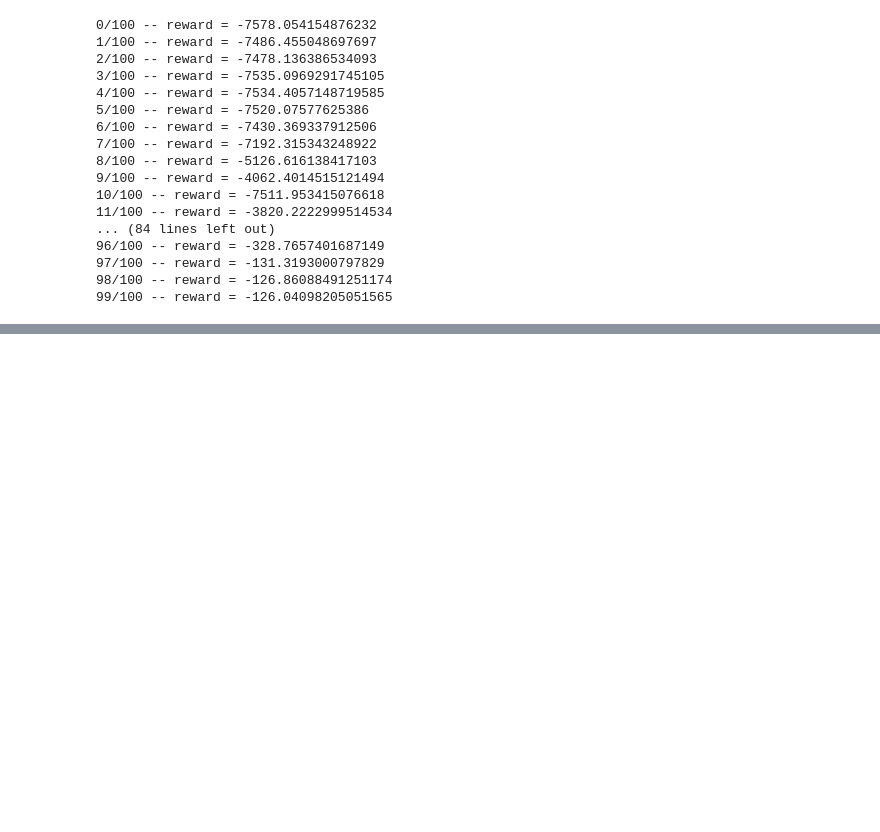
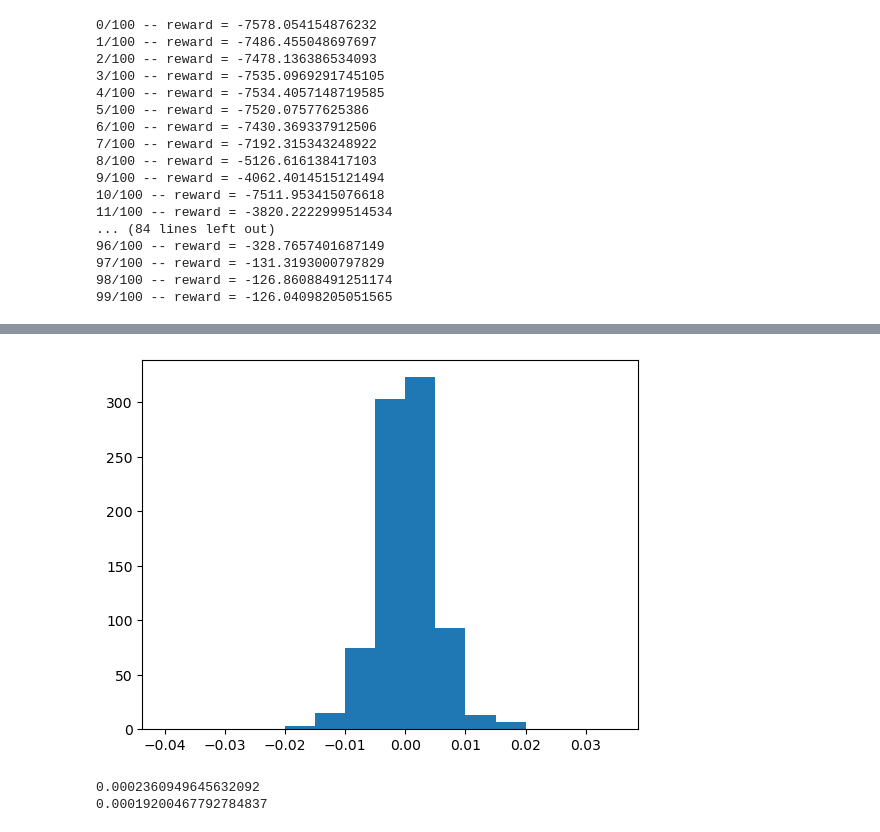
Before and after one commit to dtborders/ml-methods, a Jupyter notebook: deep_continuous_q_learn.ipynb, the cells around one changed output, grey strips where cells are left out. Cells and saved outputs as stored; diff of their text form; code cells hidden in the pictures; blank space fills up the shorter version.

```diff
--- a/deep_continuous_q_learn.ipynb
+++ b/deep_continuous_q_learn.ipynb
@@ -445,0 +515,3 @@ plt.xticks([0, len(datas[ticker]-1)], [datas[ticker].index[0], datas[ticker].ind
+# %%
+lag_days_to_include = 10
+sgs = StockGameSimulator(datas, included_lag=lag_days_to_include)
@@ -445,0 +562,31 @@ plt.xticks([0, len(datas[ticker]-1)], [datas[ticker].index[0], datas[ticker].ind
+# %%
+# Evaluation
+acc_rewards = []
+
+state = sgs.eval_reset()
+
+acc_reward = 0
+rewards = []
+def_rewards = []
+actions = []
+
+training_env.ou_noise.reset()
+
+done = False
+
+while not done:
+    action = training_env.select_action(state, noise_factor=0)
+    actions.append(action)
+
+    next_state, reward, def_reward, done = sgs.eval_step(action)
+    print(f"{reward}, {def_reward} -- {reward>def_reward}")
+    state = next_state
+    acc_reward+=reward
+    rewards.append(reward)
+    def_rewards.append(def_reward)
+
+    if done:
+        break
+
+print(f"ACC Reward = {acc_reward}")
+print(f"Def Reward = {np.sum(def_rewards)}")
@@ -445,0 +611,10 @@ plt.xticks([0, len(datas[ticker]-1)], [datas[ticker].index[0], datas[ticker].ind
+# %%
+plt.figure()
+plt.hist(rewards, bins=np.arange(-.04, .04, .005))
+plt.show()
+print(np.mean(rewards))
+print(np.median(rewards))
+# %% [output]
+[figure, added]
+0.0002360949645632092
+0.00019200467792784837
```
Also changed, not shown: parts of 24 cells of this notebook.
